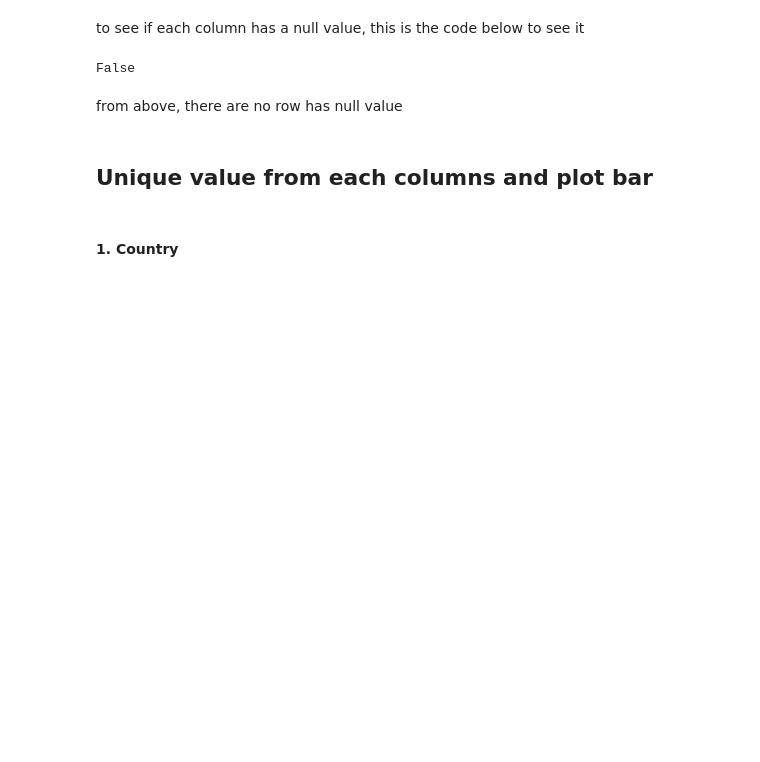
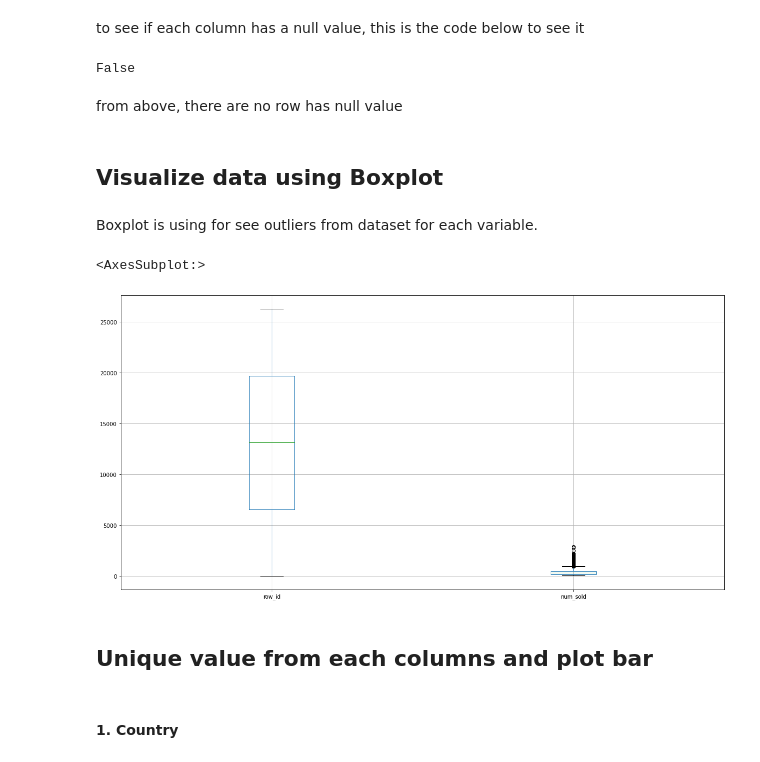
Before and after one commit to zurriyatafatni/tabular-playground-jan22, a Jupyter notebook: tabular_playgroud/tabular_playground.ipynb, the cells around one changed output. Cells and saved outputs as stored; diff of their text form; code cells hidden in the pictures; blank space fills up the shorter version.

```diff
--- a/tabular_playgroud/tabular_playground.ipynb
+++ b/tabular_playgroud/tabular_playground.ipynb
@@ -76,6 +77,15 @@ print(data_train.isnull().values.any())
 False
 # %% [markdown]
 from above, there are no row has null value
+# %% [markdown]
+## Visualize data using Boxplot
+# %% [markdown]
+Boxplot is using for see outliers from dataset for each variable.
+# %%
+data_train.boxplot(figsize=(20,10))
+# %% [output]
+<AxesSubplot:>
+[figure, added]
 # %% [markdown]
 ## Unique value from each columns and plot bar
 # %% [markdown]
```
Also changed, not shown: parts of 29 cells of this notebook.
